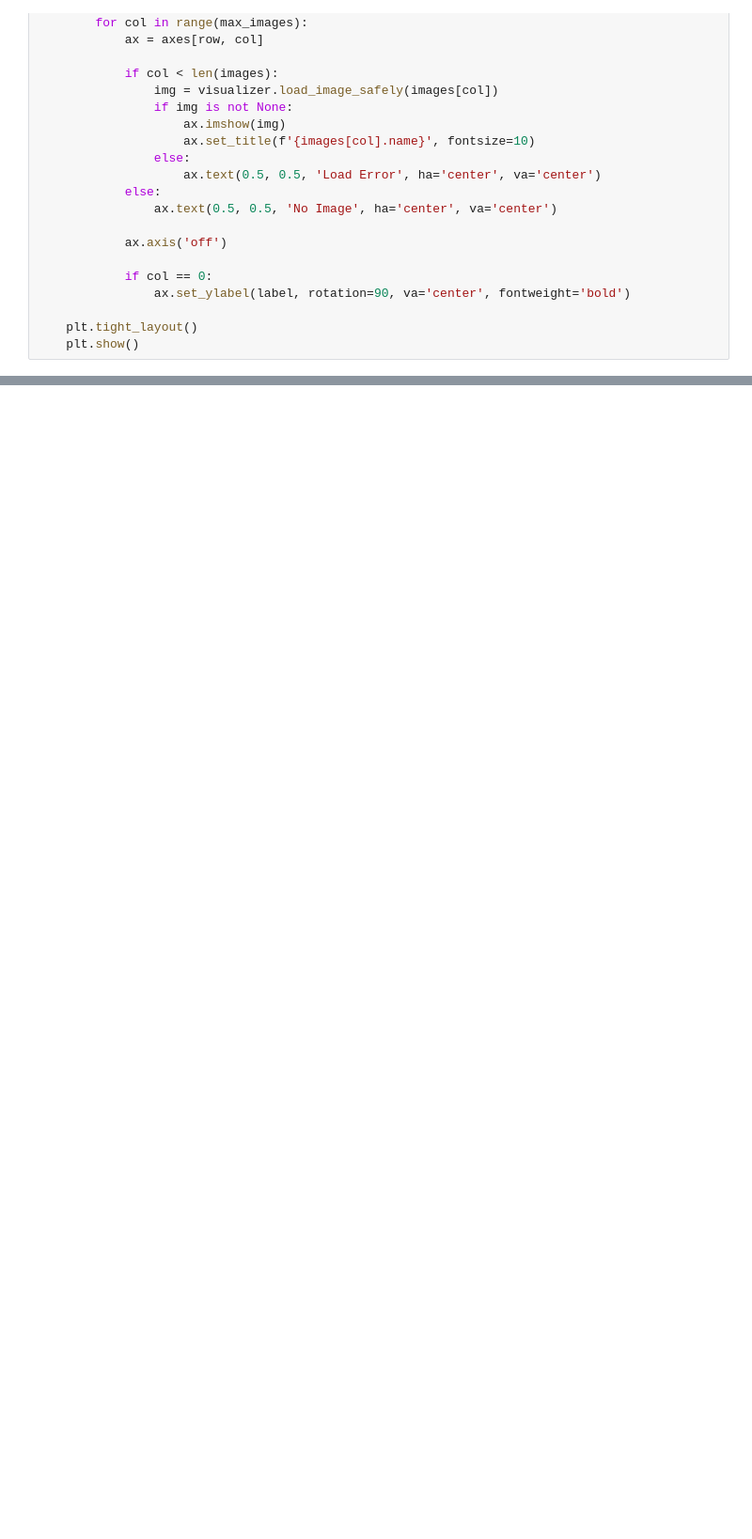
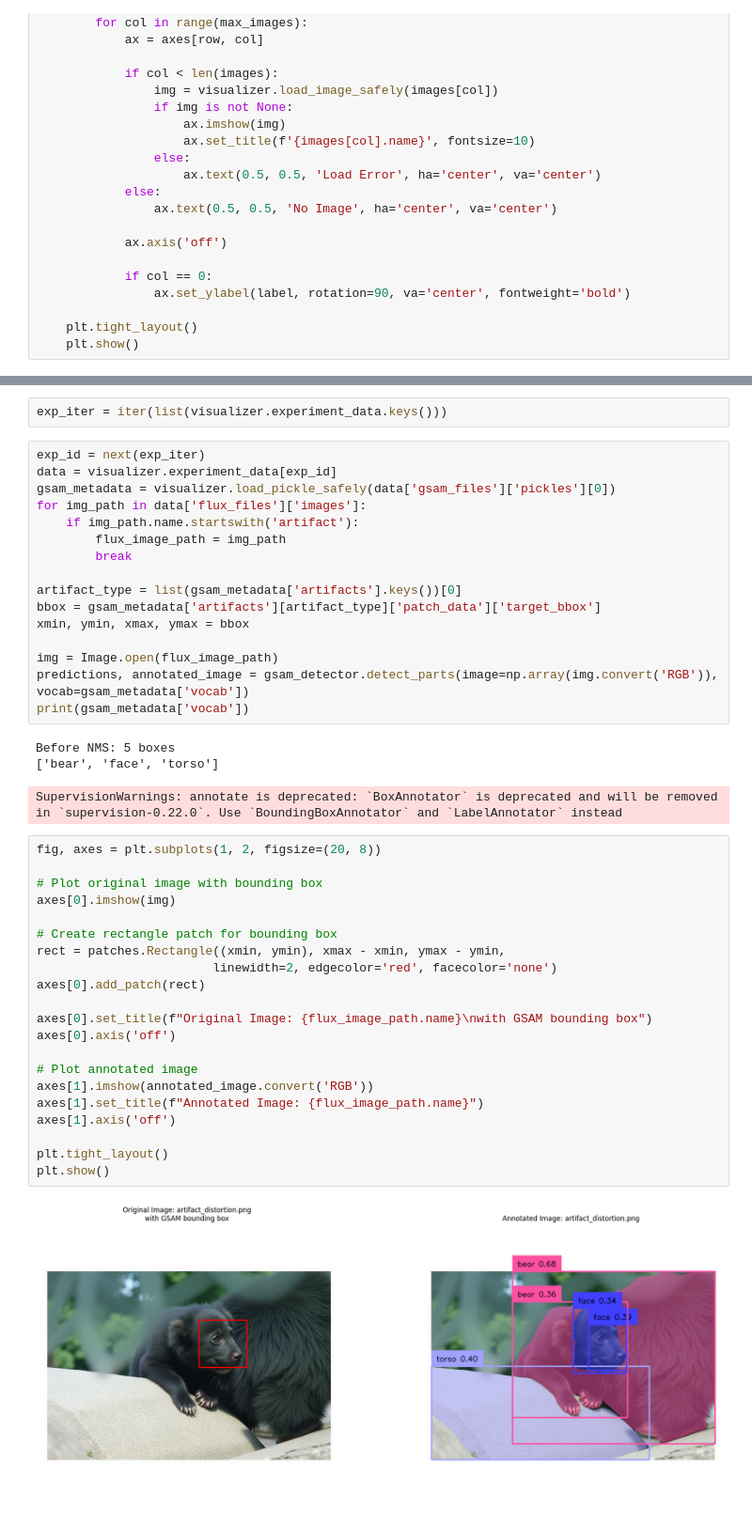
Before and after one commit to krafton-ai/Artiagent, a Jupyter notebook: src/data_filtering.ipynb, the cells around one changed output, grey strips where cells are left out. Shown at 94% size. Cells and saved outputs as stored; diff of their text form; blank space fills up the shorter version.

Commit message:
add data filtering code for addition and removal

```diff
--- a/src/data_filtering.ipynb
+++ b/src/data_filtering.ipynb
@@ -516,0 +695,45 @@ if visualizer.experiment_data:
+# %%
+exp_iter = iter(list(visualizer.experiment_data.keys()))
+# %%
+exp_id = next(exp_iter)
+data = visualizer.experiment_data[exp_id]
+gsam_metadata = visualizer.load_pickle_safely(data['gsam_files']['pickles'][0])
+for img_path in data['flux_files']['images']:
+    if img_path.name.startswith('artifact'):
+        flux_image_path = img_path
+        break
+
+artifact_type = list(gsam_metadata['artifacts'].keys())[0]
+bbox = gsam_metadata['artifacts'][artifact_type]['patch_data']['target_bbox']
+xmin, ymin, xmax, ymax = bbox
+
+img = Image.open(flux_image_path)
+predictions, annotated_image = gsam_detector.detect_parts(image=np.array(img.convert('RGB')), vocab=gsam_metadata['vocab'])
+print(gsam_metadata['vocab'])
+# %% [output]
+Before NMS: 5 boxes
+['bear', 'face', 'torso']
+SupervisionWarnings: annotate is deprecated: `BoxAnnotator` is deprecated and will be removed in `supervision-0.22.0`. Use `BoundingBoxAnnotator` and `LabelAnnotator` instead
+# %%
+fig, axes = plt.subplots(1, 2, figsize=(20, 8))
+
+# Plot original image with bounding box
+axes[0].imshow(img)
+
+# Create rectangle patch for bounding box
+rect = patches.Rectangle((xmin, ymin), xmax - xmin, ymax - ymin,
+                        linewidth=2, edgecolor='red', facecolor='none')
+axes[0].add_patch(rect)
+
+axes[0].set_title(f"Original Image: {flux_image_path.name}\nwith GSAM bounding box")
+axes[0].axis('off')
+
+# Plot annotated image
+axes[1].imshow(annotated_image.convert('RGB'))
+axes[1].set_title(f"Annotated Image: {flux_image_path.name}")
+axes[1].axis('off')
+
+plt.tight_layout()
+plt.show()
+# %% [output]
+[figure, added]
```
Also changed, not shown: parts of 11 cells of this notebook, 5 other files.
